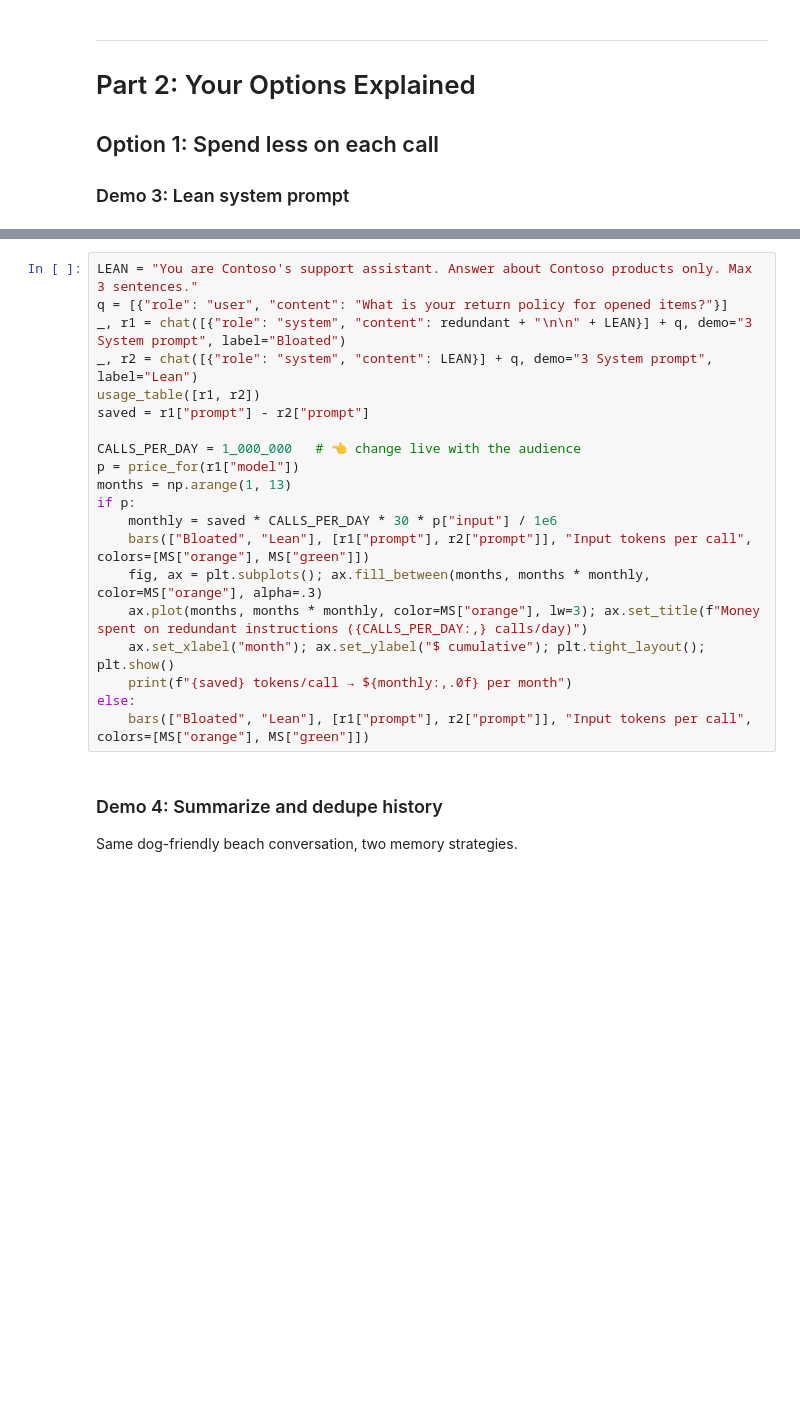
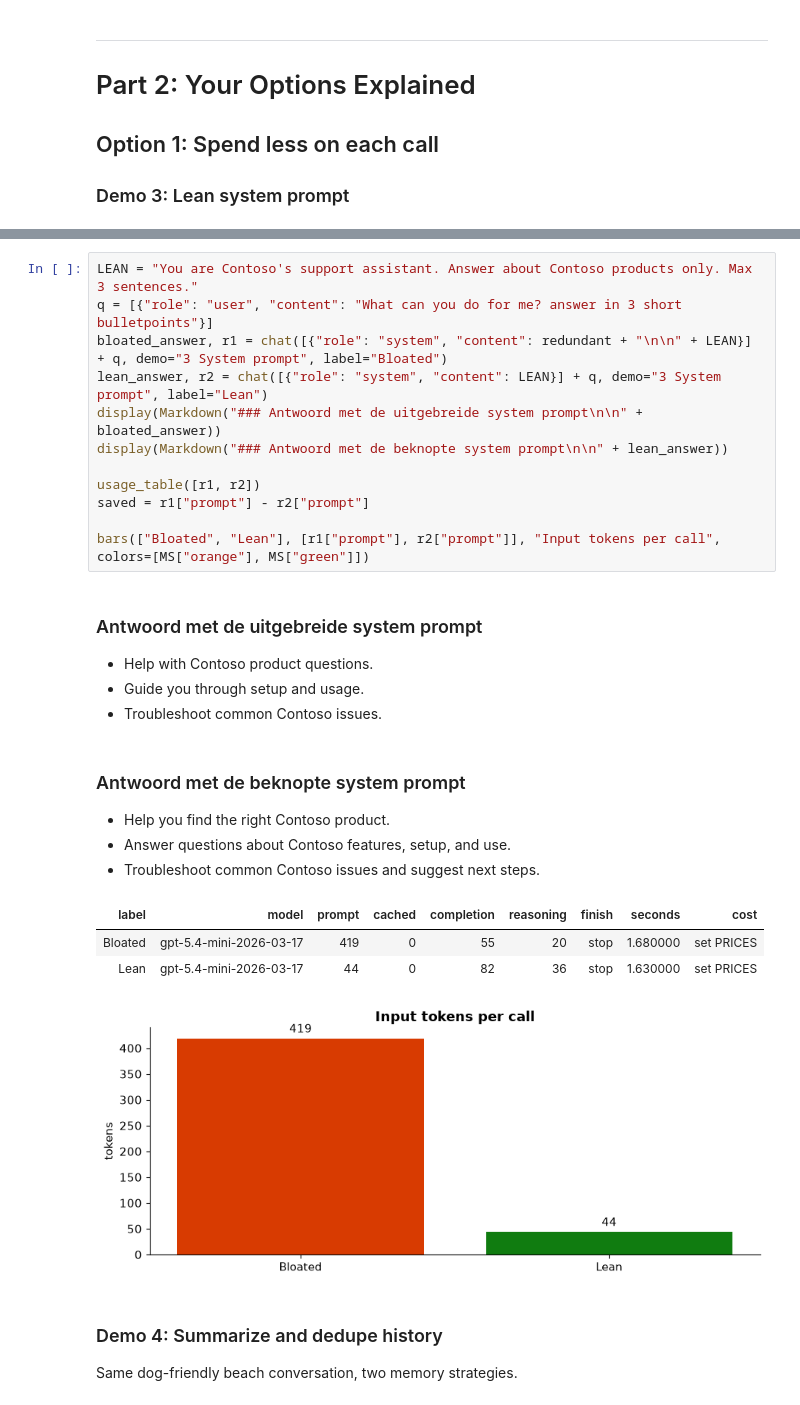
Before and after one commit to ewouds/tokenomics, a Jupyter notebook: Tokenomics-Demo.ipynb, the cells around one changed output, grey strips where cells are left out. Cells and saved outputs as stored; diff of their text form; blank space fills up the shorter version.

```diff
--- a/Tokenomics-Demo.ipynb
+++ b/Tokenomics-Demo.ipynb
@@ -204,23 +260,30 @@ video("The base instructions came to about 300 tokens, the kind of text many tea
 # %%
 LEAN = "You are Contoso's support assistant. Answer about Contoso products only. Max 3 sentences."
-q = [{"role": "user", "content": "What is your return policy for opened items?"}]
-_, r1 = chat([{"role": "system", "content": redundant + "\n\n" + LEAN}] + q, demo="3 System prompt", label="Bloated")
-_, r2 = chat([{"role": "system", "content": LEAN}] + q, demo="3 System prompt", label="Lean")
+q = [{"role": "user", "content": "What can you do for me? answer in 3 short bulletpoints"}]
+bloated_answer, r1 = chat([{"role": "system", "content": redundant + "\n\n" + LEAN}] + q, demo="3 System prompt", label="Bloated")
+lean_answer, r2 = chat([{"role": "system", "content": LEAN}] + q, demo="3 System prompt", label="Lean")
+display(Markdown("### Antwoord met de uitgebreide system prompt\n\n" + bloated_answer))
+display(Markdown("### Antwoord met de beknopte system prompt\n\n" + lean_answer))
+
 usage_table([r1, r2])
 saved = r1["prompt"] - r2["prompt"]
 
-CALLS_PER_DAY = 1_000_000   # 👈 change live with the audience
-p = price_for(r1["model"])
-months = np.arange(1, 13)
-if p:
-    monthly = saved * CALLS_PER_DAY * 30 * p["input"] / 1e6
-    bars(["Bloated", "Lean"], [r1["prompt"], r2["prompt"]], "Input tokens per call", colors=[MS["orange"], MS["green"]])
-    fig, ax = plt.subplots(); ax.fill_between(months, months * monthly, color=MS["orange"], alpha=.3)
-    ax.plot(months, months * monthly, color=MS["orange"], lw=3); ax.set_title(f"Money spent on redundant instructions ({CALLS_PER_DAY:,} calls/day)")
-    ax.set_xlabel("month"); ax.set_ylabel("$ cumulative"); plt.tight_layout(); plt.show()
-    print(f"{saved} tokens/call → ${monthly:,.0f} per month")
-else:
-    bars(["Bloated", "Lean"], [r1["prompt"], r2["prompt"]], "Input tokens per call", colors=[MS["orange"], MS["green"]])
+bars(["Bloated", "Lean"], [r1["prompt"], r2["prompt"]], "Input tokens per call", colors=[MS["orange"], MS["green"]])
+# %% [output]
+### Antwoord met de uitgebreide system prompt
+
+- Help with Contoso product questions.
+- Guide you through setup and usage.
+- Troubleshoot common Contoso issues.
+### Antwoord met de beknopte system prompt
+
+- Help you find the right Contoso product.
+- Answer questions about Contoso features, setup, and use.
+- Troubleshoot common Contoso issues and suggest next steps.
+| label | model | prompt | cached | completion | reasoning | finish | seconds | cost |
+| Bloated | gpt-5.4-mini-2026-03-17 | 419 | 0 | 55 | 20 | stop | 1.680000 | set PRICES |
+| Lean | gpt-5.4-mini-2026-03-17 | 44 | 0 | 82 | 36 | stop | 1.630000 | set PRICES |
+[figure, added]
 # %% [markdown]
 ### Demo 4: Summarize and dedupe history
 Same dog-friendly beach conversation, two memory strategies.
```
Also changed, not shown: parts of 23 cells of this notebook, 1 other file.
